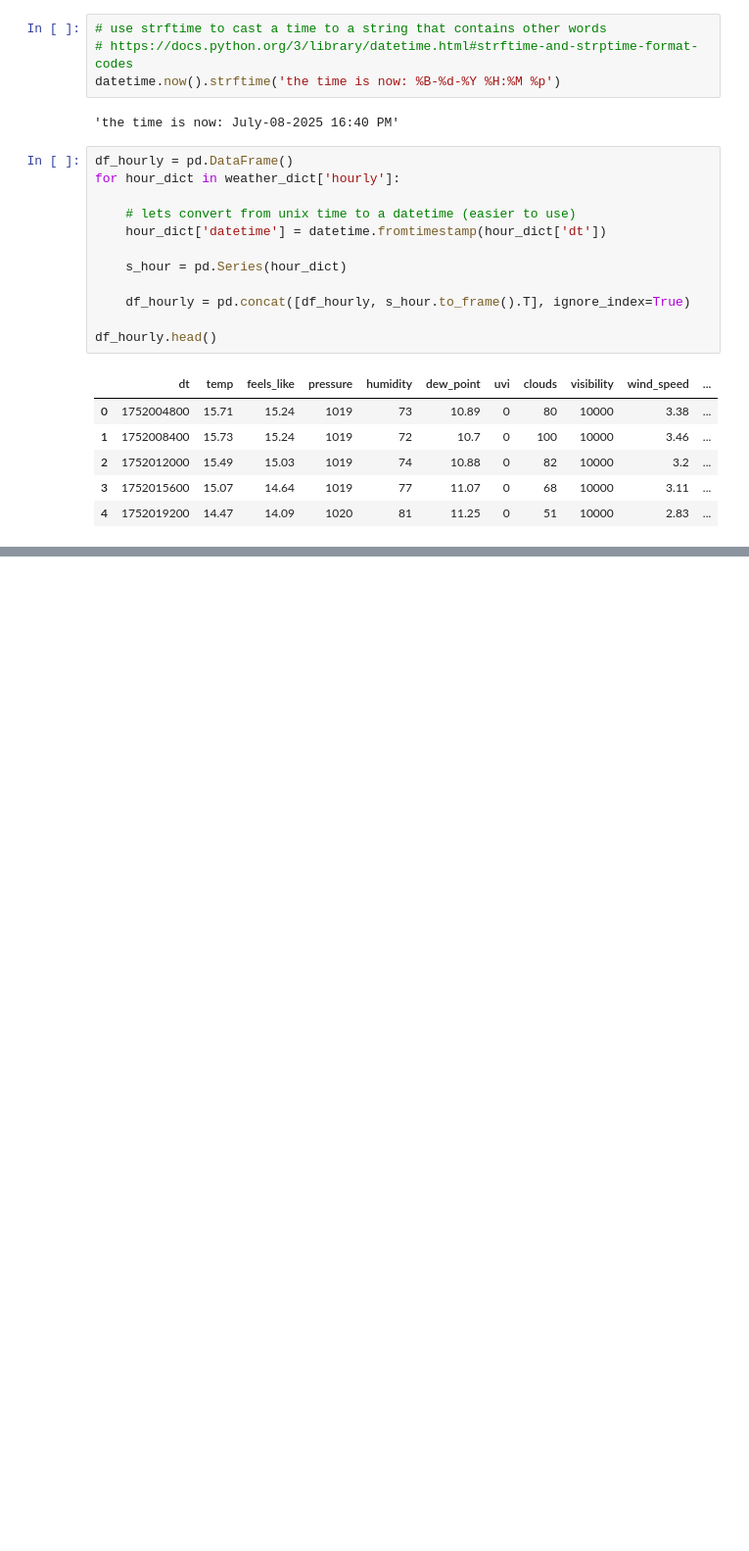
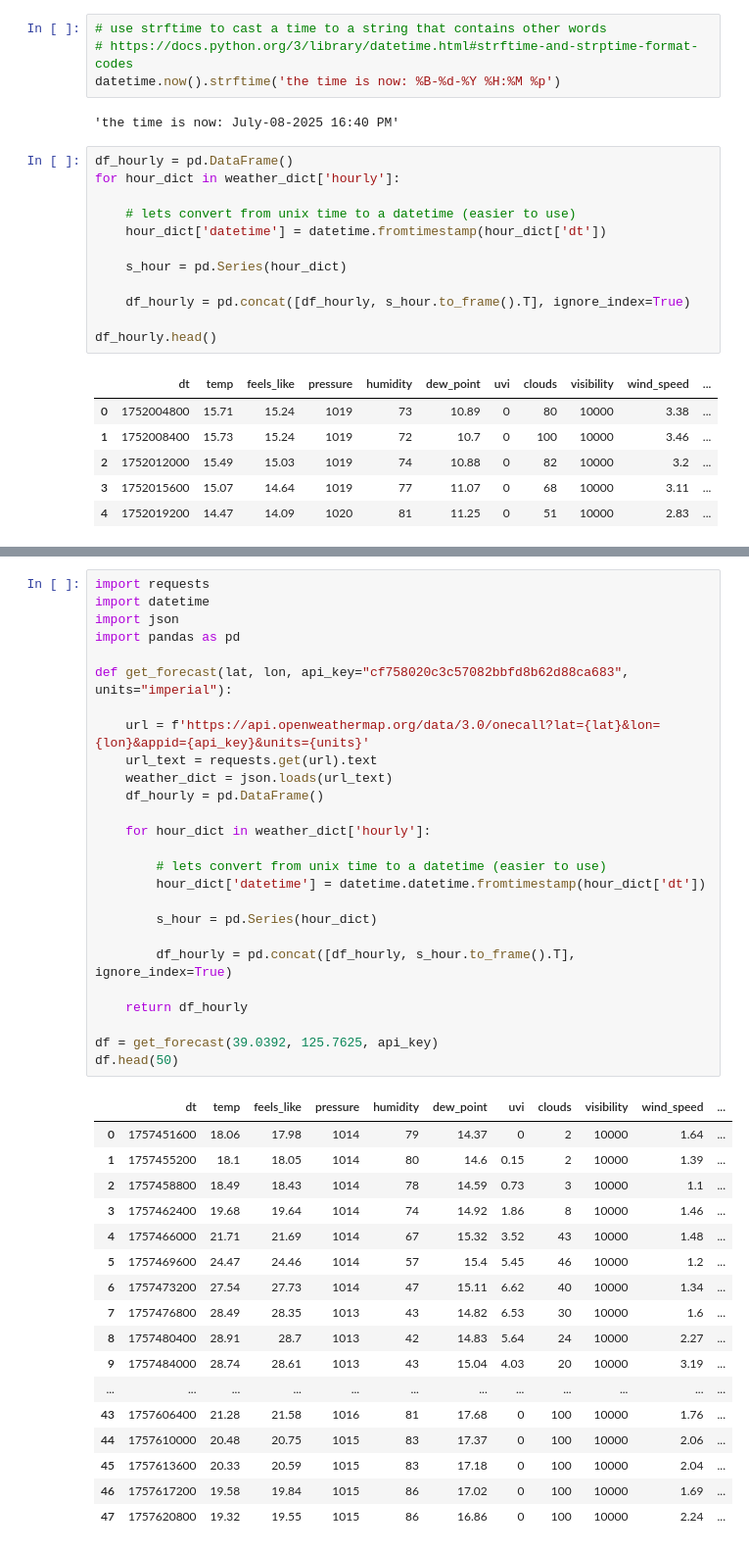
Before and after one commit to vigneshsaravanakumar404/DS-3000-Foundations-of-Data-Science, a Jupyter notebook: Lecture/Day1_Pandas-API.ipynb, the cells around one changed output, grey strips where cells are left out. Shown: that part at 98% size. Saved outputs shown, nothing was run; the diff lists cells and outputs as text; blank space fills up the shorter version.

```diff
--- a/Lecture/Day1_Pandas-API.ipynb
+++ b/Lecture/Day1_Pandas-API.ipynb
@@ -819,4 +895,48 @@ Dr. Singhal was there this summer! Here is the picture:
     - `units` (default = 'imperial')
 
     and returns a dataframe of the next 48 hours of the location's weather. Test it on a location of your choice.
+# %%
+import requests
+import datetime
+import json
+import pandas as pd
+
+def get_forecast(lat, lon, api_key="cf758020c3c57082bbfd8b62d88ca683", units="imperial"):
+
+    url = f'https://api.openweathermap.org/data/3.0/onecall?lat={lat}&lon={lon}&appid={api_key}&units={units}'
+    url_text = requests.get(url).text
+    weather_dict = json.loads(url_text)
+    df_hourly = pd.DataFrame()
+
+    for hour_dict in weather_dict['hourly']:
+
+        # lets convert from unix time to a datetime (easier to use)
+        hour_dict['datetime'] = datetime.datetime.fromtimestamp(hour_dict['dt'])
+
+        s_hour = pd.Series(hour_dict)
+
+        df_hourly = pd.concat([df_hourly, s_hour.to_frame().T], ignore_index=True)
+
+    return df_hourly
+
+df = get_forecast(39.0392, 125.7625, api_key)
+df.head(50)
+# %% [output]
+|  | dt | temp | feels_like | pressure | humidity | dew_point | uvi | clouds | visibility | wind_speed | ... |
+| 0 | 1757451600 | 18.06 | 17.98 | 1014 | 79 | 14.37 | 0 | 2 | 10000 | 1.64 | ... |
+| 1 | 1757455200 | 18.1 | 18.05 | 1014 | 80 | 14.6 | 0.15 | 2 | 10000 | 1.39 | ... |
+| 2 | 1757458800 | 18.49 | 18.43 | 1014 | 78 | 14.59 | 0.73 | 3 | 10000 | 1.1 | ... |
+| 3 | 1757462400 | 19.68 | 19.64 | 1014 | 74 | 14.92 | 1.86 | 8 | 10000 | 1.46 | ... |
+| 4 | 1757466000 | 21.71 | 21.69 | 1014 | 67 | 15.32 | 3.52 | 43 | 10000 | 1.48 | ... |
+| 5 | 1757469600 | 24.47 | 24.46 | 1014 | 57 | 15.4 | 5.45 | 46 | 10000 | 1.2 | ... |
+| 6 | 1757473200 | 27.54 | 27.73 | 1014 | 47 | 15.11 | 6.62 | 40 | 10000 | 1.34 | ... |
+| 7 | 1757476800 | 28.49 | 28.35 | 1013 | 43 | 14.82 | 6.53 | 30 | 10000 | 1.6 | ... |
+| 8 | 1757480400 | 28.91 | 28.7 | 1013 | 42 | 14.83 | 5.64 | 24 | 10000 | 2.27 | ... |
+| 9 | 1757484000 | 28.74 | 28.61 | 1013 | 43 | 15.04 | 4.03 | 20 | 10000 | 3.19 | ... |
+| ... | ... | ... | ... | ... | ... | ... | ... | ... | ... | ... | ... |
+| 43 | 1757606400 | 21.28 | 21.58 | 1016 | 81 | 17.68 | 0 | 100 | 10000 | 1.76 | ... |
+| 44 | 1757610000 | 20.48 | 20.75 | 1015 | 83 | 17.37 | 0 | 100 | 10000 | 2.06 | ... |
+| 45 | 1757613600 | 20.33 | 20.59 | 1015 | 83 | 17.18 | 0 | 100 | 10000 | 2.04 | ... |
+| 46 | 1757617200 | 19.58 | 19.84 | 1015 | 86 | 17.02 | 0 | 100 | 10000 | 1.69 | ... |
+| 47 | 1757620800 | 19.32 | 19.55 | 1015 | 86 | 16.86 | 0 | 100 | 10000 | 2.24 | ... |
 # %%
```
Also changed, not shown: parts of 10 cells of this notebook, 1 other file.
